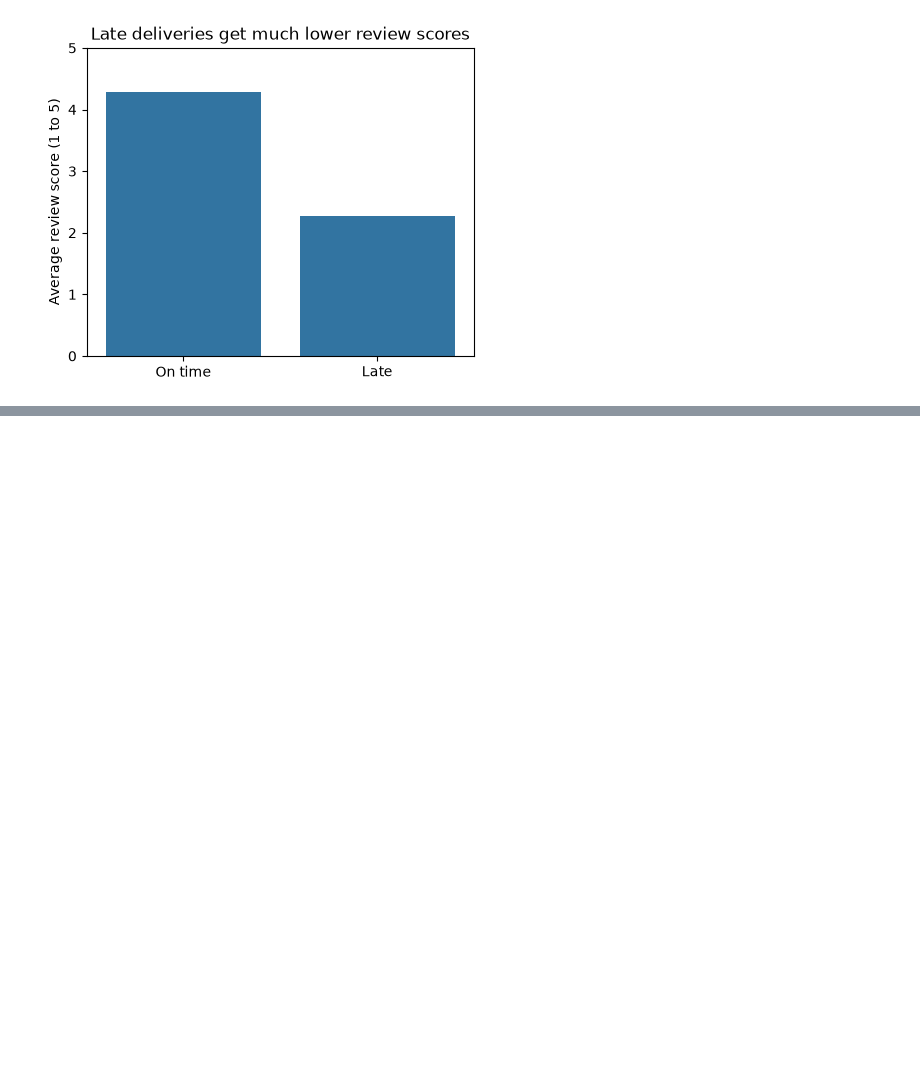
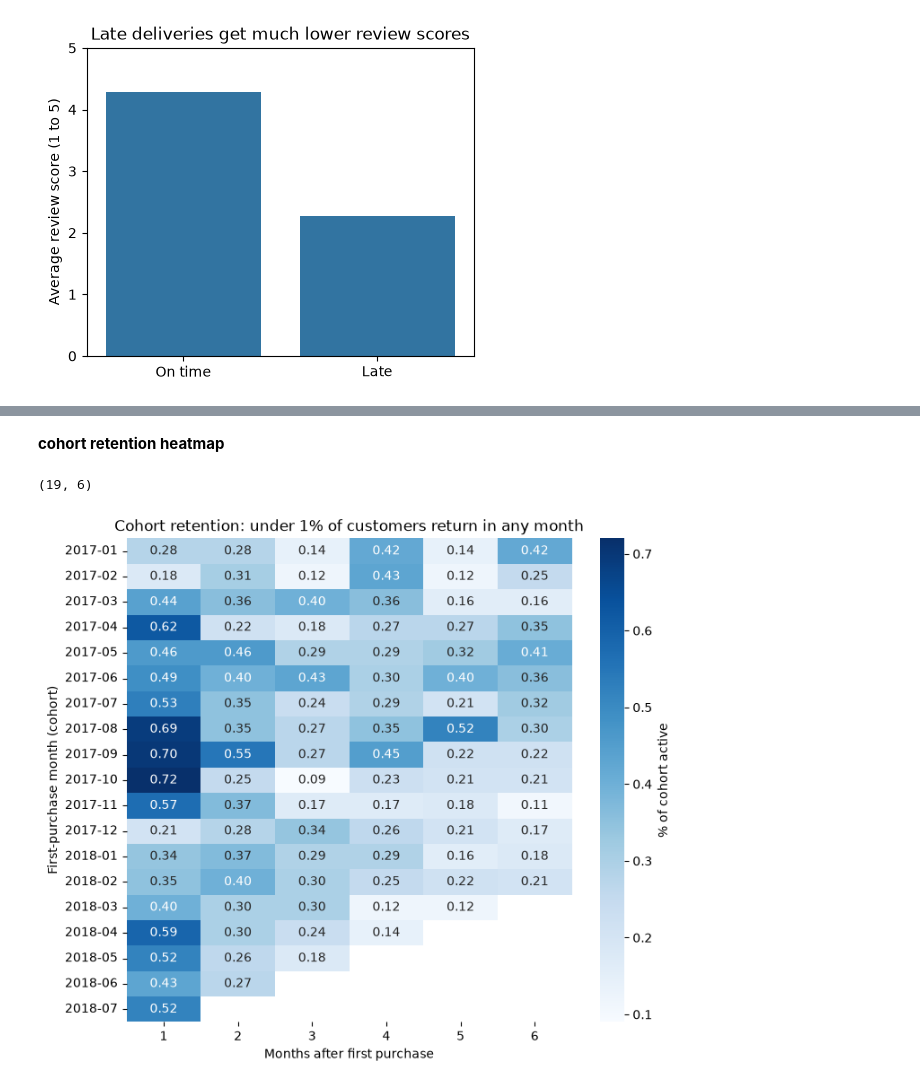
Before and after one commit to gokulkrishnab-gkb/olist-ecommerce-analysis, a Jupyter notebook: analysis.ipynb, the cells around one changed output, grey strips where cells are left out. Drawn from its saved outputs; the diff is of its cells as text; code cells hidden in the pictures; blank space fills up the shorter version.

```diff
--- a/analysis.ipynb
+++ b/analysis.ipynb
@@ -64,0 +129,56 @@ plt.show()
+# %% [markdown]
+**cohort retention heatmap**
+# %%
+cohort_query = """
+WITH customer_orders AS (
+    SELECT c.customer_unique_id,
+           strftime('%Y-%m', o.order_purchase_timestamp) AS order_month
+    FROM orders o
+    JOIN customers c ON c.customer_id = o.customer_id
+    WHERE o.order_status = 'delivered'
+    GROUP BY c.customer_unique_id, order_month
+),
+first_month AS (
+    SELECT customer_unique_id, MIN(order_month) AS cohort_month
+    FROM customer_orders
+    GROUP BY customer_unique_id
+),
+cohort_sizes AS (
+    SELECT cohort_month, COUNT(*) AS cohort_size
+    FROM first_month
+    GROUP BY cohort_month
+),
+activity AS (
+    SELECT f.cohort_month,
+           co.customer_unique_id,
+           (CAST(substr(co.order_month, 1, 4) AS INTEGER) * 12 + CAST(substr(co.order_month, 6, 2) AS INTEGER))
+         - (CAST(substr(f.cohort_month, 1, 4) AS INTEGER) * 12 + CAST(substr(f.cohort_month, 6, 2) AS INTEGER))
+           AS month_number
+    FROM customer_orders co
+    JOIN first_month f ON f.customer_unique_id = co.customer_unique_id
+)
+SELECT a.cohort_month,
+       a.month_number,
+       ROUND(COUNT(DISTINCT a.customer_unique_id) * 100.0 / cs.cohort_size, 2) AS retention_pct
+FROM activity a
+JOIN cohort_sizes cs ON cs.cohort_month = a.cohort_month
+WHERE a.cohort_month >= '2017-01'
+  AND a.month_number <= 6
+GROUP BY a.cohort_month, a.month_number
+"""
+ret = pd.read_sql_query(cohort_query, conn)
+
+grid = (ret[ret["month_number"] >= 1]
+          .pivot(index="cohort_month", columns="month_number", values="retention_pct"))
+print(grid.shape)
+
+plt.figure(figsize=(8, 7))
+sns.heatmap(grid, annot=True, fmt=".2f", cmap="Blues", cbar_kws={"label": "% of cohort active"})
+plt.title("Cohort retention: under 1% of customers return in any month")
+plt.xlabel("Months after first purchase")
+plt.ylabel("First-purchase month (cohort)")
+plt.savefig("charts/cohort_retention_heatmap.png", dpi=150, bbox_inches="tight")
+plt.show()
+# %% [output]
+(19, 6)
+[figure, added]
```
Also changed, not shown: parts of 4 cells of this notebook, 4 other files.
